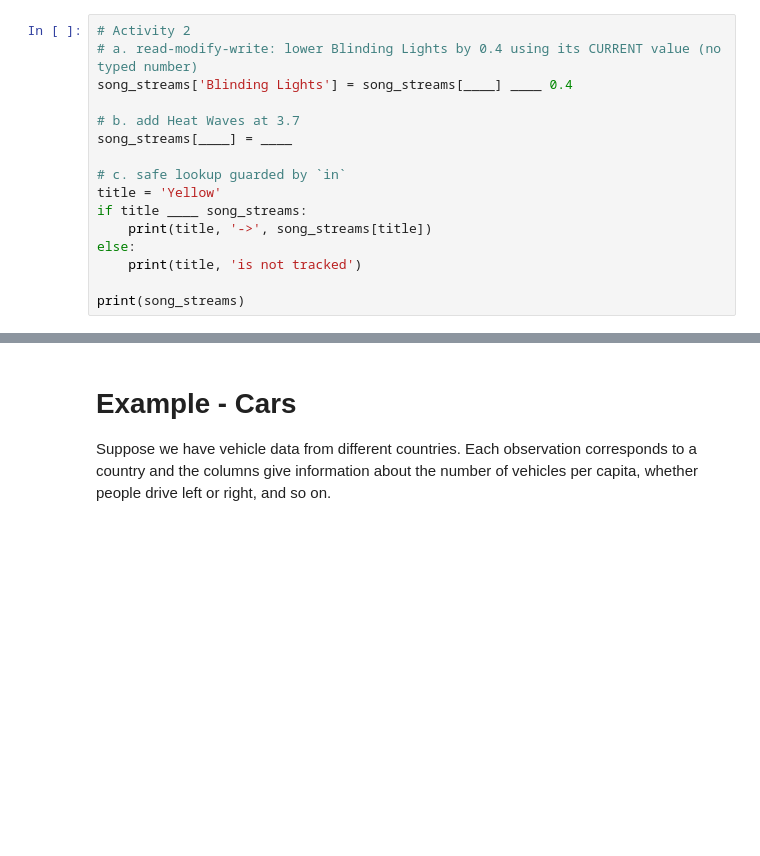
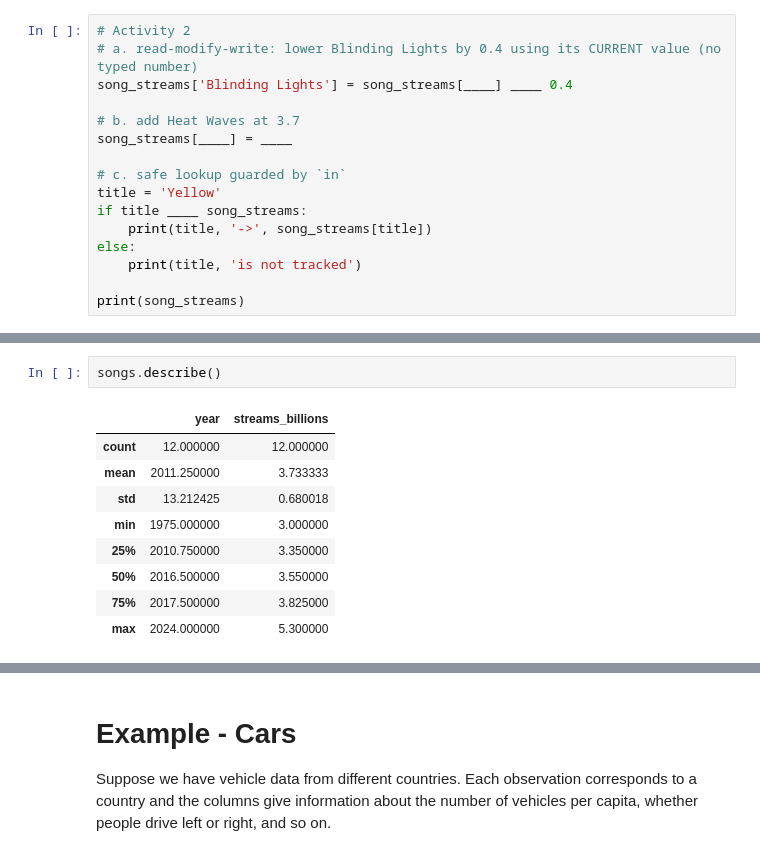
Before and after one commit to jppeirce/DSC210-Foundations-of-Data-Science, a Jupyter notebook: Notes/06-dictionaries_pandas/06_intro_to_dictionaries_pandas.ipynb, the cells around one changed output, grey strips where cells are left out. Drawn from its saved outputs; the diff is of its cells as text; blank space fills up the shorter version.

```diff
--- a/Notes/06-dictionaries_pandas/06_intro_to_dictionaries_pandas.ipynb
+++ b/Notes/06-dictionaries_pandas/06_intro_to_dictionaries_pandas.ipynb
@@ -282,0 +444,12 @@ We can read in common data types using Pandas. For example, we can use `pd.read_
+# %%
+songs.describe()
+# %% [output]
+|  | year | streams_billions |
+| count | 12.000000 | 12.000000 |
+| mean | 2011.250000 | 3.733333 |
+| std | 13.212425 | 0.680018 |
+| min | 1975.000000 | 3.000000 |
+| 25% | 2010.750000 | 3.350000 |
+| 50% | 2016.500000 | 3.550000 |
+| 75% | 2017.500000 | 3.825000 |
+| max | 2024.000000 | 5.300000 |
```
Also changed, not shown: parts of 60 cells of this notebook, 2 other files.
